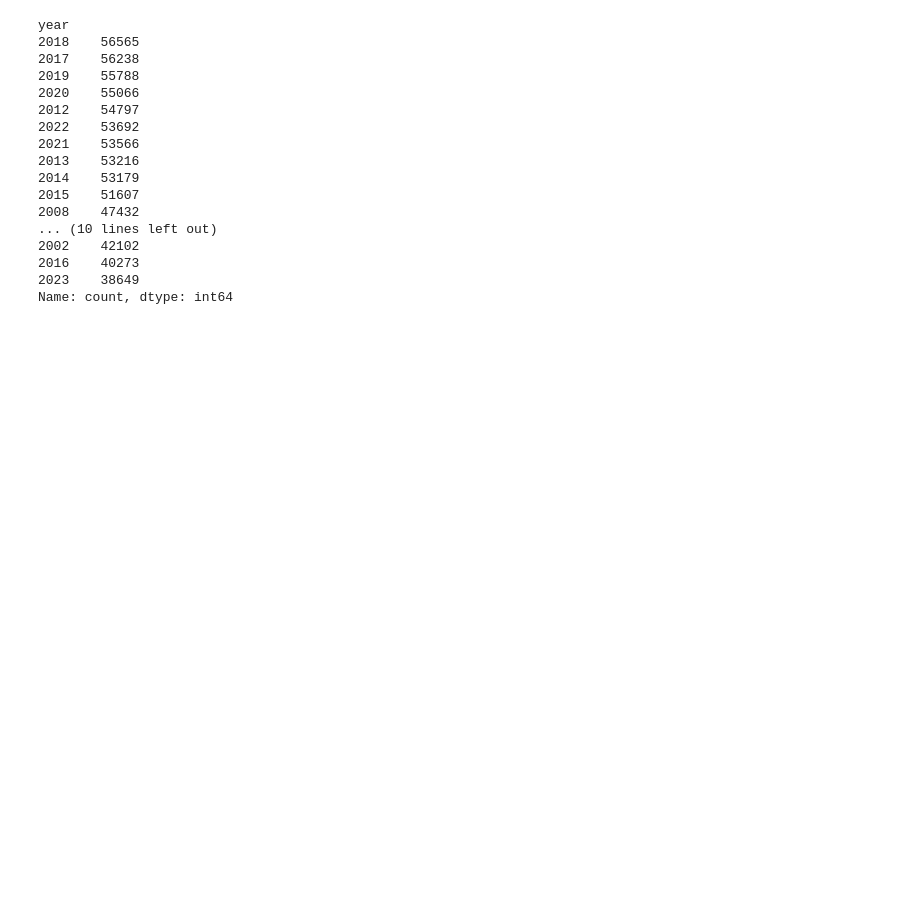
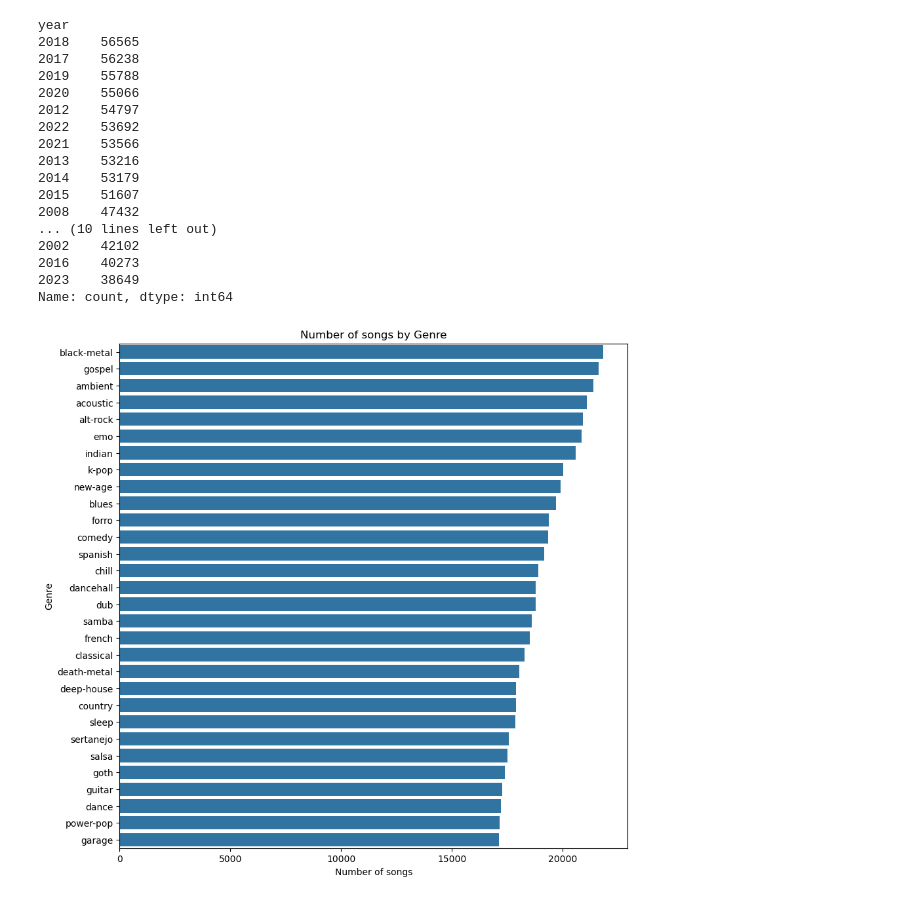
Before and after one commit to lonelyalpaca2003/Recommender-Model, a Jupyter notebook: notebooks/eda.ipynb, the cells around one changed output. Drawn from its saved outputs; the diff is of its cells as text; code cells hidden in the pictures; blank space fills up the shorter version.

```diff
--- a/notebooks/eda.ipynb
+++ b/notebooks/eda.ipynb
@@ -45,3 +81,14 @@ year
 2016    40273
 2023    38649
 Name: count, dtype: int64
+# %%
+genre_counts = df['genre'].value_counts().reset_index(name = 'count').head(30)
+# %%
+plt.figure(figsize = (10,10))
+sns.barplot(x = 'count', y = 'genre', data = genre_counts)
+plt.xlabel('Number of songs')
+plt.ylabel('Genre')
+plt.title('Number of songs by Genre')
+plt.show()
+# %% [output]
+[figure, added]
```
Also changed, not shown: parts of 4 cells of this notebook, 5 other files.
